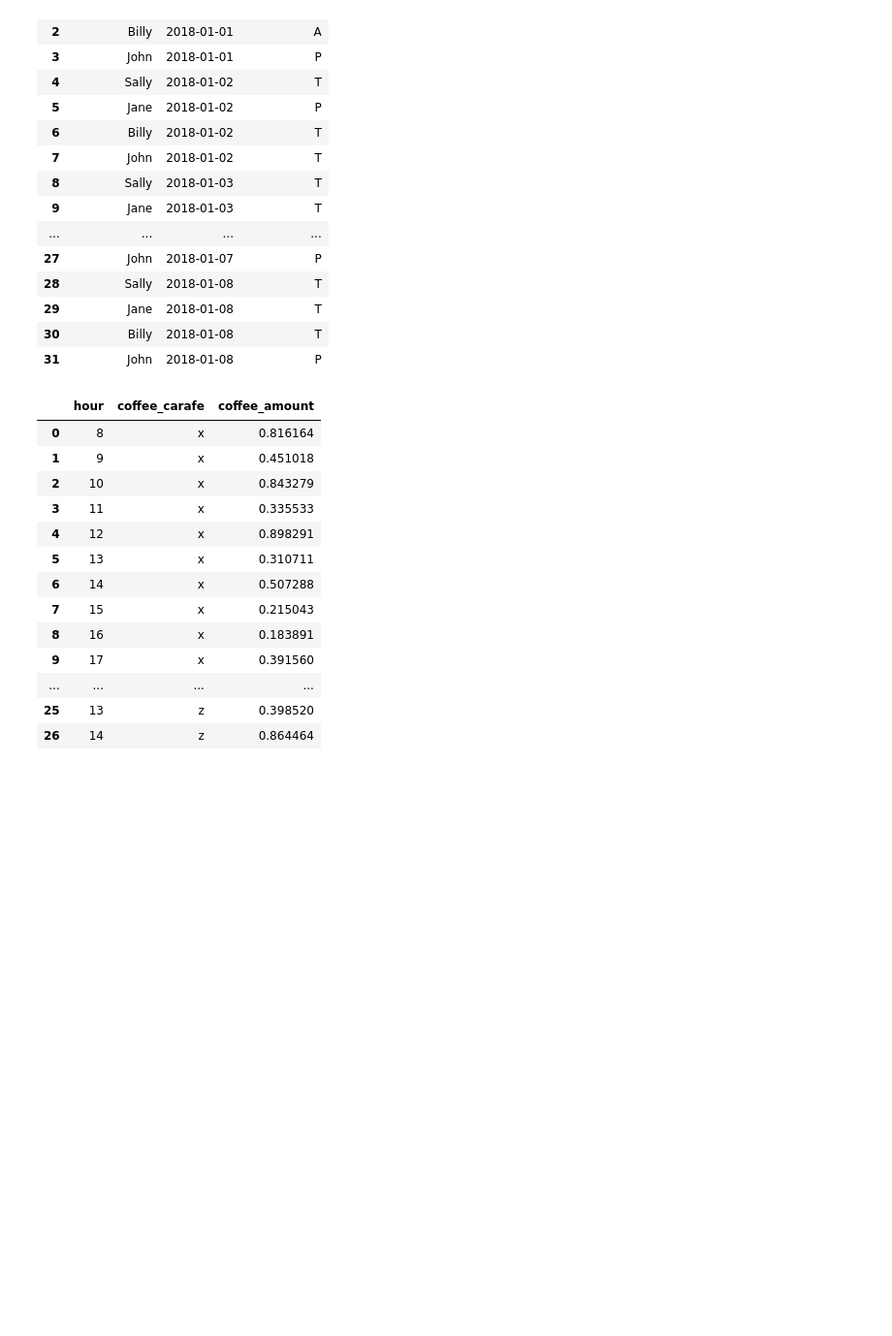
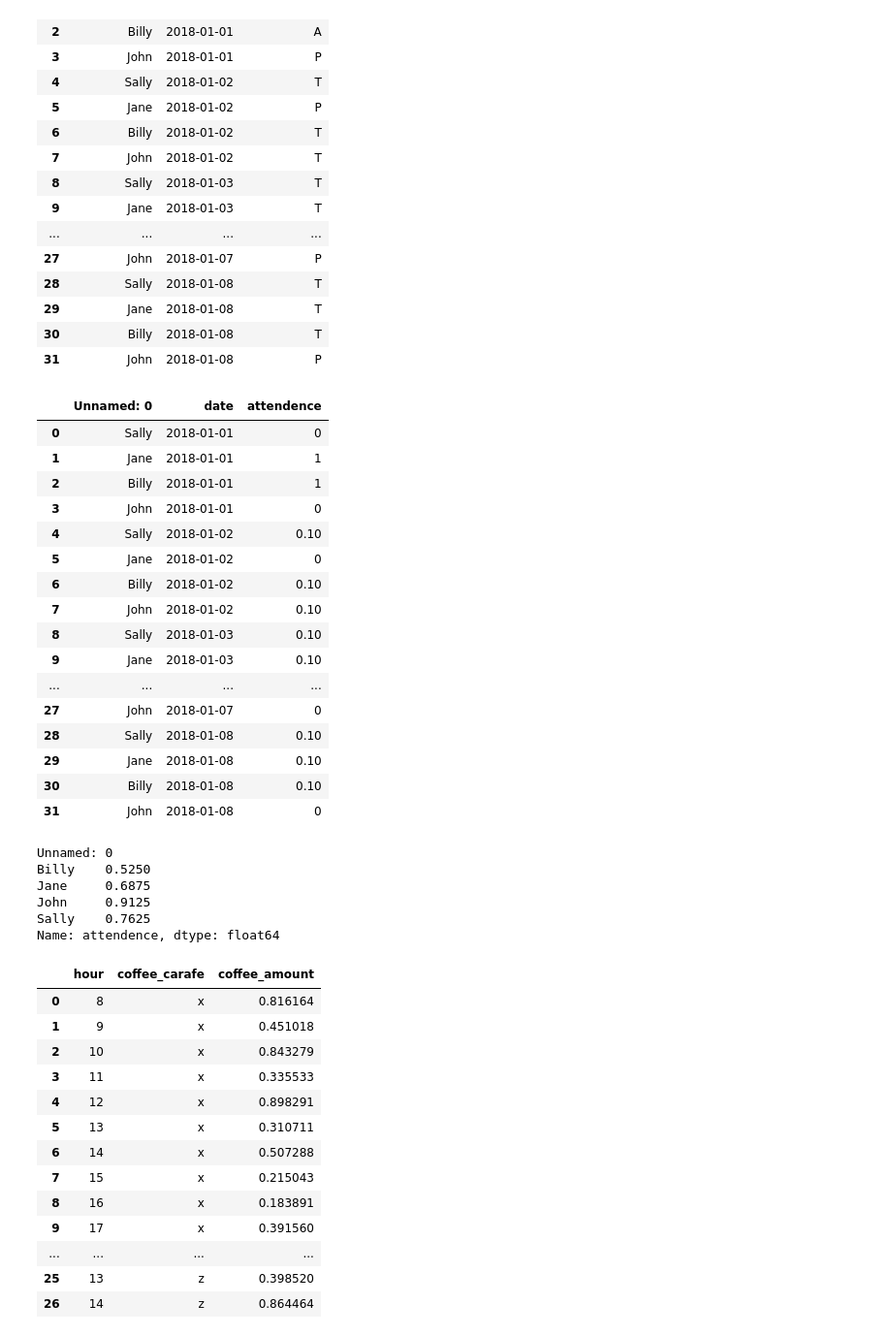
Before and after one commit to ljackson707/classification-exercises, a Jupyter notebook: tidy_data_lesson.ipynb, the cells around one changed output. Shown at 97% size. Saved outputs shown, nothing was run; the diff lists cells and outputs as text; code cells hidden in the pictures; blank space fills up the shorter version.

```diff
--- a/tidy_data_lesson.ipynb
+++ b/tidy_data_lesson.ipynb
@@ -447,3 +443,27 @@ attendance_melt
 | 29 | Jane | 2018-01-08 | T |
 | 30 | Billy | 2018-01-08 | T |
 | 31 | John | 2018-01-08 | P |
+# %%
+attendance_melt['attendence'] = attendance_melt['attendence'].str.replace('P','0')
+attendance_melt['attendence'] = attendance_melt['attendence'].str.replace('H','0.50')
+attendance_melt['attendence'] = attendance_melt['attendence'].str.replace('T','0.10')
+attendance_melt['attendence'] = attendance_melt['attendence'].str.replace('A','1')
+attendance_melt
+# %% [output]
+|  | Unnamed: 0 | date | attendence |
+| 0 | Sally | 2018-01-01 | 0 |
+| 1 | Jane | 2018-01-01 | 1 |
+| 2 | Billy | 2018-01-01 | 1 |
+| 3 | John | 2018-01-01 | 0 |
+| 4 | Sally | 2018-01-02 | 0.10 |
+| 5 | Jane | 2018-01-02 | 0 |
+| 6 | Billy | 2018-01-02 | 0.10 |
+| 7 | John | 2018-01-02 | 0.10 |
+| 8 | Sally | 2018-01-03 | 0.10 |
+| 9 | Jane | 2018-01-03 | 0.10 |
+| ... | ... | ... | ... |
+| 27 | John | 2018-01-07 | 0 |
+| 28 | Sally | 2018-01-08 | 0.10 |
+| 29 | Jane | 2018-01-08 | 0.10 |
+| 30 | Billy | 2018-01-08 | 0.10 |
+| 31 | John | 2018-01-08 | 0 |
@@ -450,3 +472,13 @@ attendance_melt
+# %%
+att = attendance_melt.groupby('Unnamed: 0').attendence.mean() - 1
+att.abs()
+# %% [output]
+Unnamed: 0
+Billy    0.5250
+Jane     0.6875
+John     0.9125
+Sally    0.7625
+Name: attendence, dtype: float64
 # %%
 #2) Read the coffee_levels.csv file.
 # Transform the data so that each carafe is in it's own column.
```
Also changed, not shown: parts of 5 cells of this notebook.
